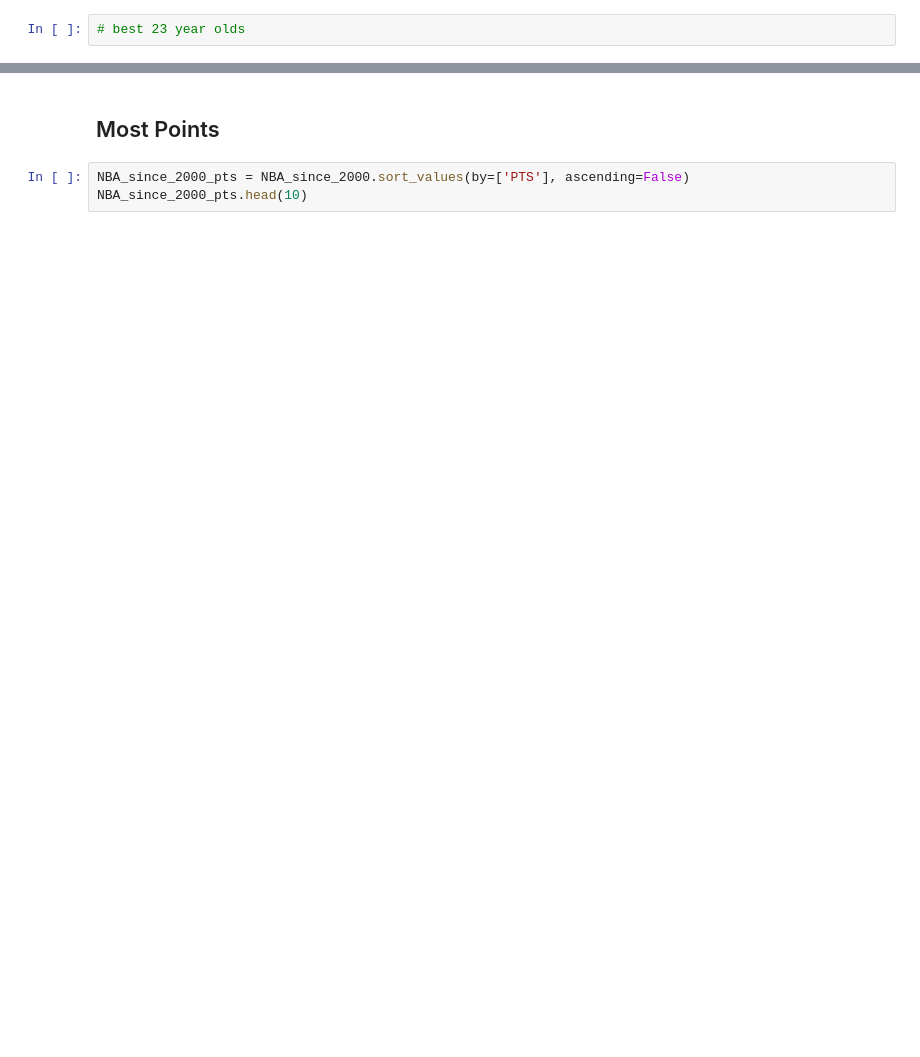
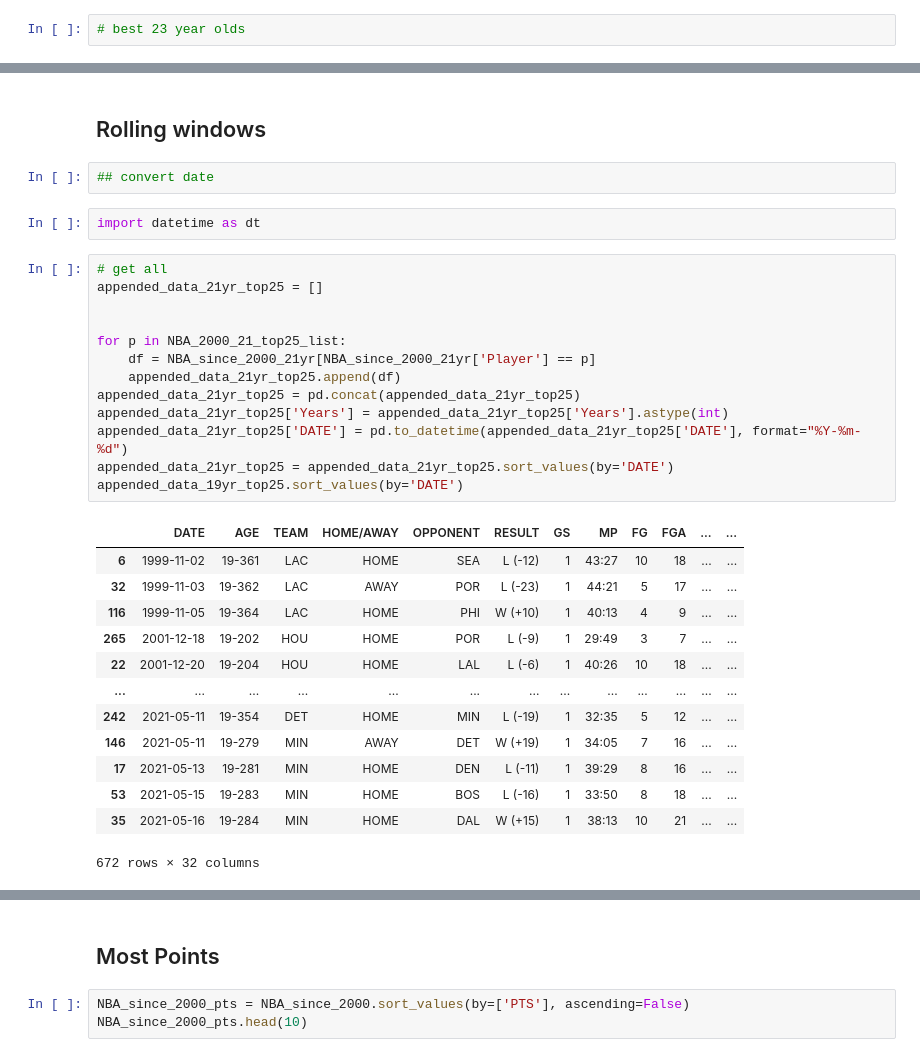
Before and after one commit to bme3412/Python, a Jupyter notebook: Projects/Basketball_reference/NBA_Age_TimeSeries.ipynb, the cells around one changed output, grey strips where cells are left out. Cells and saved outputs as stored; diff of their text form; blank space fills up the shorter version.

```diff
--- a/Projects/Basketball_reference/NBA_Age_TimeSeries.ipynb
+++ b/Projects/Basketball_reference/NBA_Age_TimeSeries.ipynb
@@ -1506,0 +1556,33 @@ NBA_2000_23_grp[NBA_2000_23_grp['GS']>33].sort_values('GAME_SCORE', ascending=Fa
+# %% [markdown]
+## Rolling windows
+# %%
+## convert date
+# %%
+import datetime as dt
+# %%
+# get all
+appended_data_21yr_top25 = []
+
+
+for p in NBA_2000_21_top25_list:
+    df = NBA_since_2000_21yr[NBA_since_2000_21yr['Player'] == p]
+    appended_data_21yr_top25.append(df)
+appended_data_21yr_top25 = pd.concat(appended_data_21yr_top25)
+appended_data_21yr_top25['Years'] = appended_data_21yr_top25['Years'].astype(int)
+appended_data_21yr_top25['DATE'] = pd.to_datetime(appended_data_21yr_top25['DATE'], format="%Y-%m-%d")
+appended_data_21yr_top25 = appended_data_21yr_top25.sort_values(by='DATE')
+appended_data_19yr_top25.sort_values(by='DATE')
+# %% [output]
+|  | DATE | AGE | TEAM | HOME/AWAY | OPPONENT | RESULT | GS | MP | FG | FGA | ... | ... |
+| 6 | 1999-11-02 | 19-361 | LAC | HOME | SEA | L (-12) | 1 | 43:27 | 10 | 18 | ... | ... |
+| 32 | 1999-11-03 | 19-362 | LAC | AWAY | POR | L (-23) | 1 | 44:21 | 5 | 17 | ... | ... |
+| 116 | 1999-11-05 | 19-364 | LAC | HOME | PHI | W (+10) | 1 | 40:13 | 4 | 9 | ... | ... |
+| 265 | 2001-12-18 | 19-202 | HOU | HOME | POR | L (-9) | 1 | 29:49 | 3 | 7 | ... | ... |
+| 22 | 2001-12-20 | 19-204 | HOU | HOME | LAL | L (-6) | 1 | 40:26 | 10 | 18 | ... | ... |
+| ... | ... | ... | ... | ... | ... | ... | ... | ... | ... | ... | ... | ... |
+| 242 | 2021-05-11 | 19-354 | DET | HOME | MIN | L (-19) | 1 | 32:35 | 5 | 12 | ... | ... |
+| 146 | 2021-05-11 | 19-279 | MIN | AWAY | DET | W (+19) | 1 | 34:05 | 7 | 16 | ... | ... |
+| 17 | 2021-05-13 | 19-281 | MIN | HOME | DEN | L (-11) | 1 | 39:29 | 8 | 16 | ... | ... |
+| 53 | 2021-05-15 | 19-283 | MIN | HOME | BOS | L (-16) | 1 | 33:50 | 8 | 18 | ... | ... |
+| 35 | 2021-05-16 | 19-284 | MIN | HOME | DAL | W (+15) | 1 | 38:13 | 10 | 21 | ... | ... |
+672 rows × 32 columns
```
Also changed, not shown: parts of 39 cells of this notebook.
